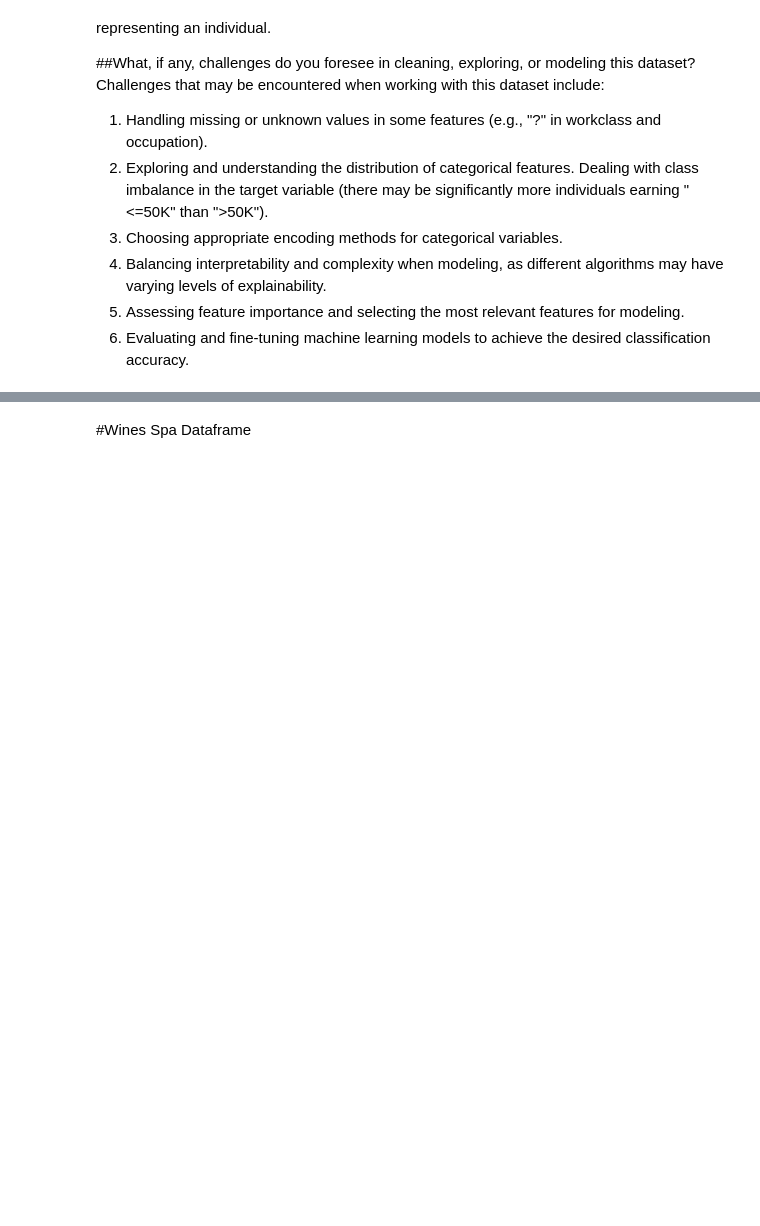
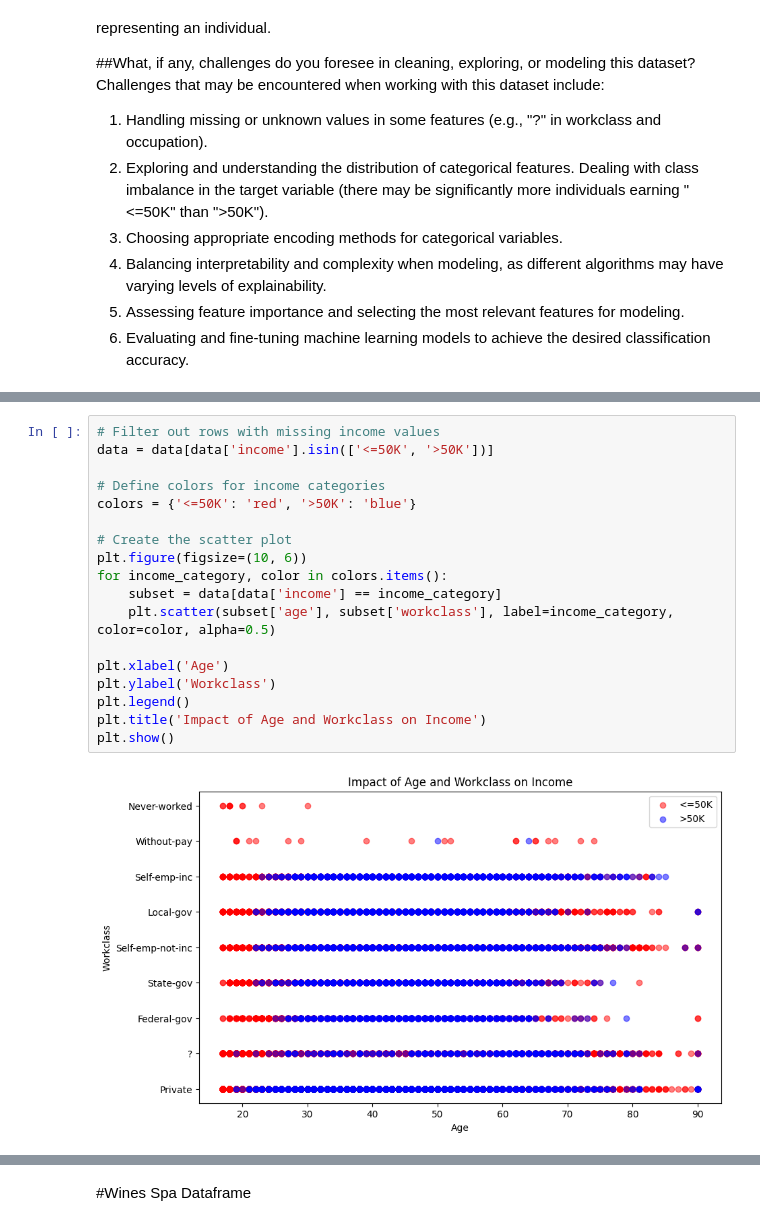
Before and after one commit to OleFlow/MechineLearning, a Jupyter notebook: Project_Core.ipynb, the cells around one changed output, grey strips where cells are left out. Drawn from its saved outputs; the diff is of its cells as text; blank space fills up the shorter version.

```diff
--- a/Project_Core.ipynb
+++ b/Project_Core.ipynb
@@ -102,0 +144,20 @@ Index(['age', 'workclass', 'fnlwgt', 'education', 'educational-num',
+# %%
+# Filter out rows with missing income values
+data = data[data['income'].isin(['<=50K', '>50K'])]
+
+# Define colors for income categories
+colors = {'<=50K': 'red', '>50K': 'blue'}
+
+# Create the scatter plot
+plt.figure(figsize=(10, 6))
+for income_category, color in colors.items():
+    subset = data[data['income'] == income_category]
+    plt.scatter(subset['age'], subset['workclass'], label=income_category, color=color, alpha=0.5)
+
+plt.xlabel('Age')
+plt.ylabel('Workclass')
+plt.legend()
+plt.title('Impact of Age and Workclass on Income')
+plt.show()
+# %% [output]
+[figure, added]
```
Also changed, not shown: parts of 7 cells of this notebook.
